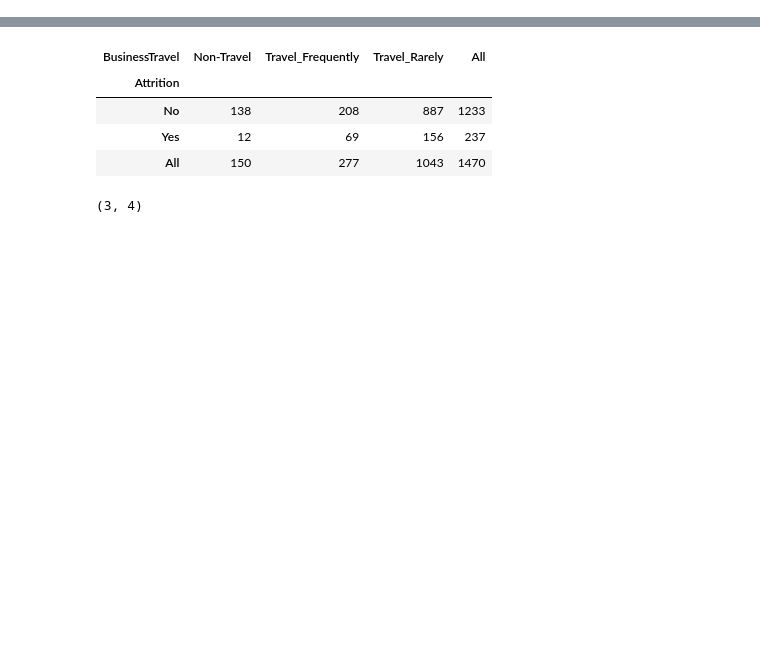
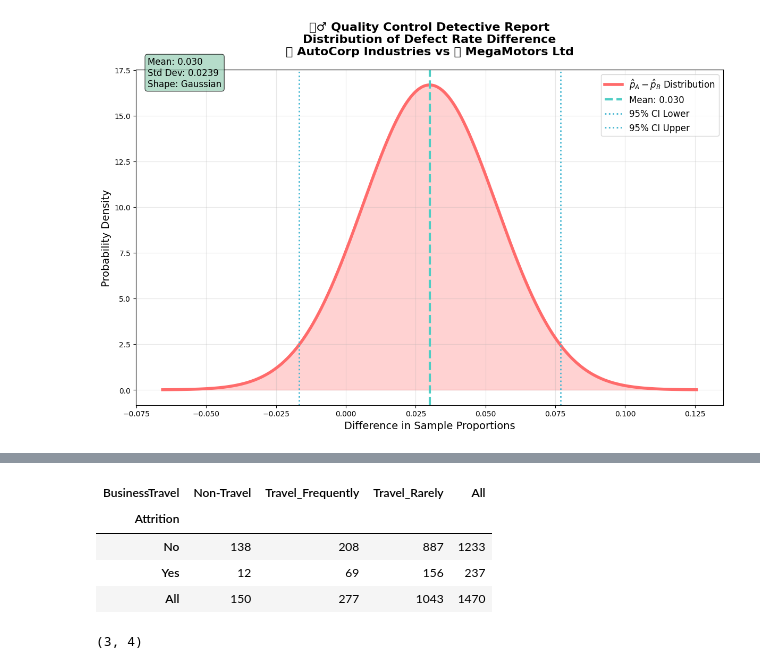
Before and after one commit to yawningbrain/Data-Science-Tutorials, a Jupyter notebook: Intro to Statistics/Tutorial 8 AB Testing.ipynb, the cells around one changed output, grey strips where cells are left out. Cells and saved outputs as stored; diff of their text form; code cells hidden in the pictures; blank space fills up the shorter version.

```diff
--- a/Intro to Statistics/Tutorial 8 AB Testing.ipynb
+++ b/Intro to Statistics/Tutorial 8 AB Testing.ipynb
@@ -69,6 +0,0 @@ def diff_proportion(p_A, p_B, n_A, n_B, N_A, N_B):
-# %%
-p_C, sigma_C, shape = diff_proportion(p_A = 0.11, p_B = 0.08, n_A = 300, n_B = 300, N_A = 4500, N_B = 4500)
-
-print(f"p_C = {np.round(p_C,3)}")
-print(f"sigma_C = {np.round(sigma_C,3)}")
-print(f"The shape of the difference distribution is {shape}")
@@ -184,0 +273,62 @@ The alternative hypothesis is that there is significant relationship between 'Bu
+# %%
+# 🚗 Solving the Automotive Quality Control Mystery! 🚗
+print("🚗 Let's solve our automotive quality control mystery!")
+print("🕵️‍♂️ Investigating the defect rate difference between manufacturers...")
+
+# 🎯 Case Parameters
+p_A = 0.11  # Manufacturer A defect rate: 11%
+p_B = 0.08  # Manufacturer B defect rate: 8%
+n_A = 300   # Sample size from Manufacturer A
+n_B = 300   # Sample size from Manufacturer B
+N_A = 4500  # Total cars produced by Manufacturer A monthly
+N_B = 4500  # Total cars produced by Manufacturer B monthly
+
+# 🕵️‍♂️ Run our detective analysis
+p_C, sigma_C, shape, conditions_met = quality_control_detective(
+    p_A=p_A, p_B=p_B, n_A=n_A, n_B=n_B, N_A=N_A, N_B=N_B,
+    manufacturer_A="🚗 AutoCorp Industries",
+    manufacturer_B="🏭 MegaMotors Ltd"
+)
+
+# 🎯 Display the final results
+print(f"\n🎯 MYSTERY SOLVED! FINAL RESULTS:")
+print("="*60)
+print(f"📊 Mean Difference (p_C): {np.round(p_C, 3)}")
+print(f"📈 Standard Deviation (sigma_C): {np.round(sigma_C, 3)}")
+print(f"🎯 Distribution Shape: {shape}")
+print(f"✅ Statistical Analysis Valid: {'Yes' if conditions_met else 'No'}")
+
+# 🎪 Statistical Interpretation
+print(f"\n🎪 STATISTICAL INTERPRETATION:")
+print("="*60)
+if conditions_met:
+    print(f"🎯 **Key Finding**: The difference in defect rates is {p_C:.1%}")
+    print(f"📊 **Confidence**: We can be 95% confident the true difference lies between:")
+    print(f"   Lower Bound: {p_C - 1.96*sigma_C:.3f} ({p_C - 1.96*sigma_C:.1%})")
+    print(f"   Upper Bound: {p_C + 1.96*sigma_C:.3f} ({p_C + 1.96*sigma_C:.1%})")
+
+    if p_C > 0:
+        print(f"🚗 **Conclusion**: AutoCorp Industries has a {p_C:.1%} higher defect rate")
+        print(f"🏆 **Winner**: MegaMotors Ltd has better quality control!")
+    else:
+        print(f"🏭 **Conclusion**: MegaMotors Ltd has a {abs(p_C):.1%} higher defect rate")
+        print(f"🏆 **Winner**: AutoCorp Industries has better quality control!")
+
+    print(f"\n🌟 **Business Impact**:")
+    print(f"   📈 Quality managers should focus on the manufacturer with higher defect rates")
+    print(f"   🎯 Statistical evidence supports data-driven quality decisions")
+    print(f"   🔬 This analysis provides confidence for business negotiations")
+else:
+    print(f"⚠️ **Statistical Analysis Cannot Proceed**")
+    print(f"   🔬 Sample sizes or conditions don't meet requirements")
+    print(f"   📊 Consider increasing sample sizes or using alternative methods")
+    print(f"   🎯 Cannot make reliable statistical conclusions")
+
+print(f"\n🎓 **Learning Outcomes Achieved**:")
+print(f"   ✅ Mastered difference in sample proportions analysis")
+print(f"   ✅ Applied independence and normality conditions")
+print(f"   ✅ Created professional statistical visualizations")
+print(f"   ✅ Made data-driven business decisions")
+
+print("\n🌟 Automotive mystery solved! Ready for the next challenge! 🌟")
+# %% [output]
@@ -184,0 +352 @@ The alternative hypothesis is that there is significant relationship between 'Bu
+[figure, added]
```
Also changed, not shown: parts of 27 cells of this notebook, 10 other files.
